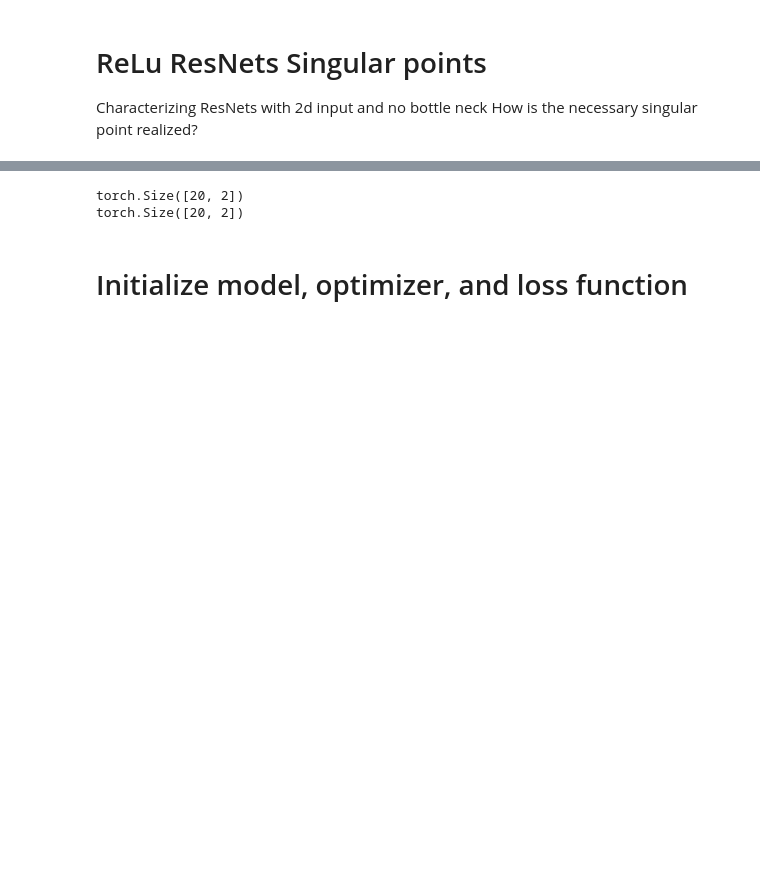
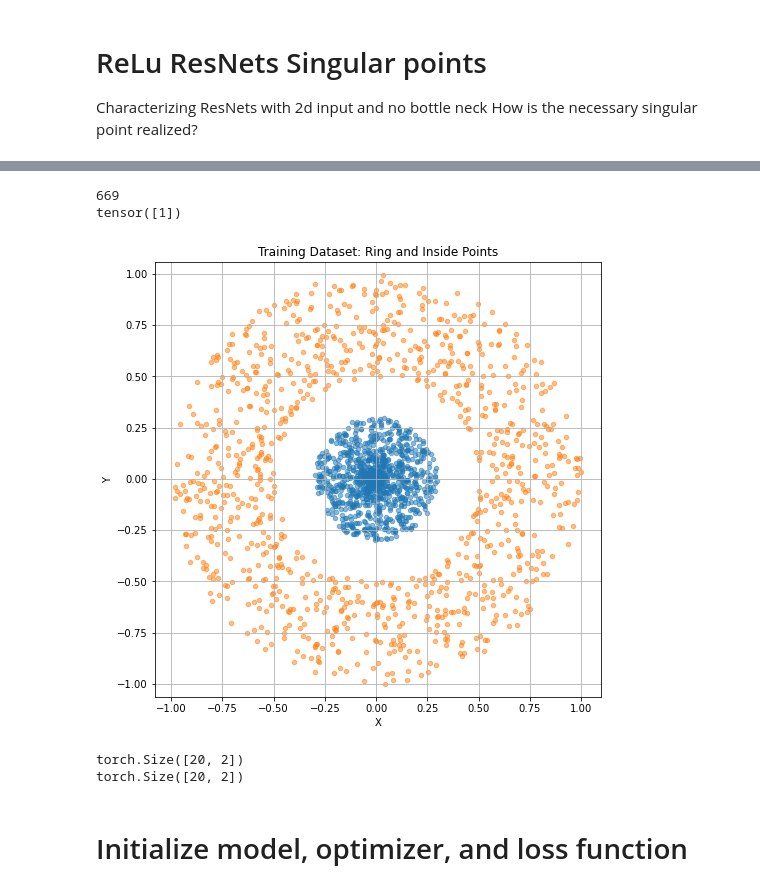
Before and after one commit to twoehrer/embedding, a Jupyter notebook: relu_new.ipynb, the cells around one changed output, grey strips where cells are left out. Cells and saved outputs as stored; diff of their text form; code cells hidden in the pictures; blank space fills up the shorter version.

```diff
--- a/relu_new.ipynb
+++ b/relu_new.ipynb
@@ -19,7 +19,7 @@ from models.training import make_circles_uniform
 num_hidden = 4 # number of hidden layers. The total network has additionl 2 layers: input to hidden + hidden to output
 input_dim = 2
 hidden_dim = 2
-output_dim = 1
+output_dim = 2
 activation = 'relu' #tanh also included
 
 
@@ -150,3 +36,9 @@ train_dataloader, test_dataloader = make_circles_uniform(n_samples = 2000, inner
+# %%
+train_dataloader, test_dataloader = make_circles_uniform(output_dim = output_dim, n_samples = 2000, inner_radius = 0.5, outer_radius = 1.0, buffer = 0.2, cross_entropy=True)
+# %% [output]
+669
+tensor([1])
+[figure, added]
 # %%
 for data, label in train_dataloader:
     print(data.shape)
```
Also changed, not shown: parts of 1 cell of this notebook, 8 other files.
